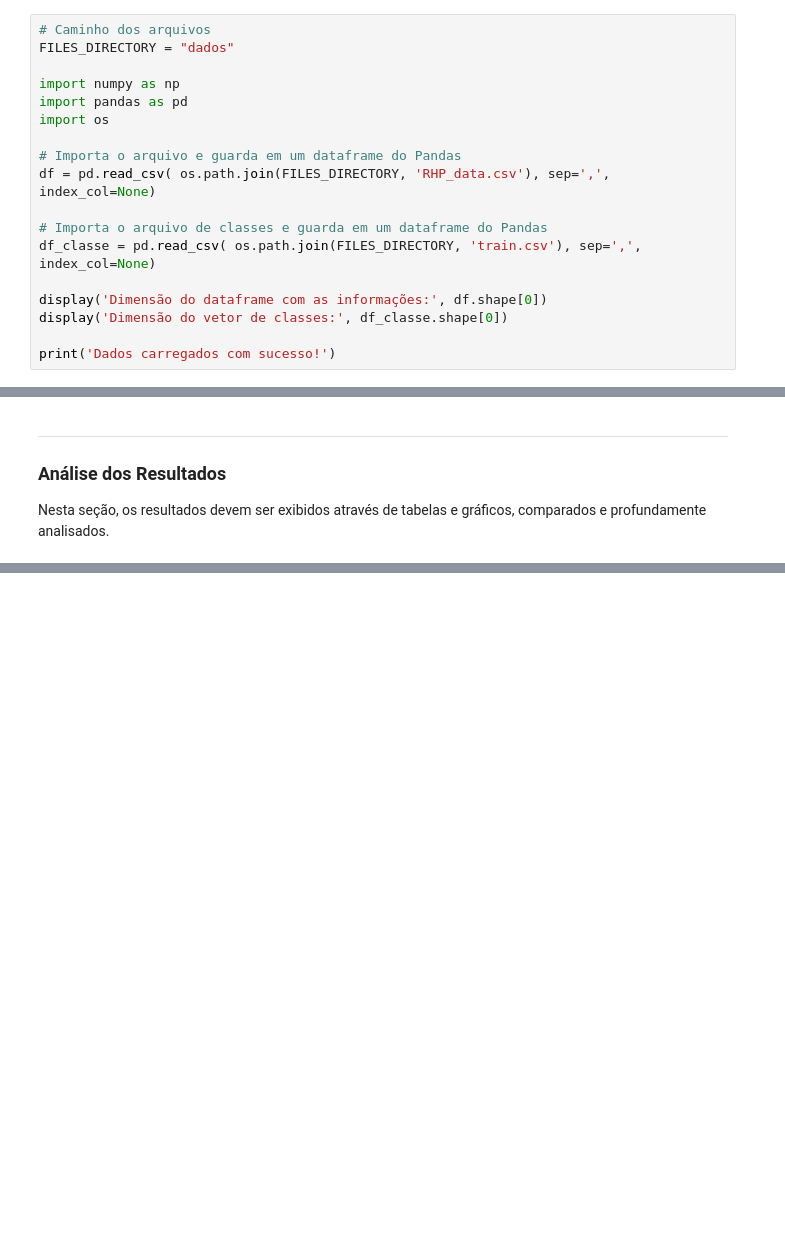
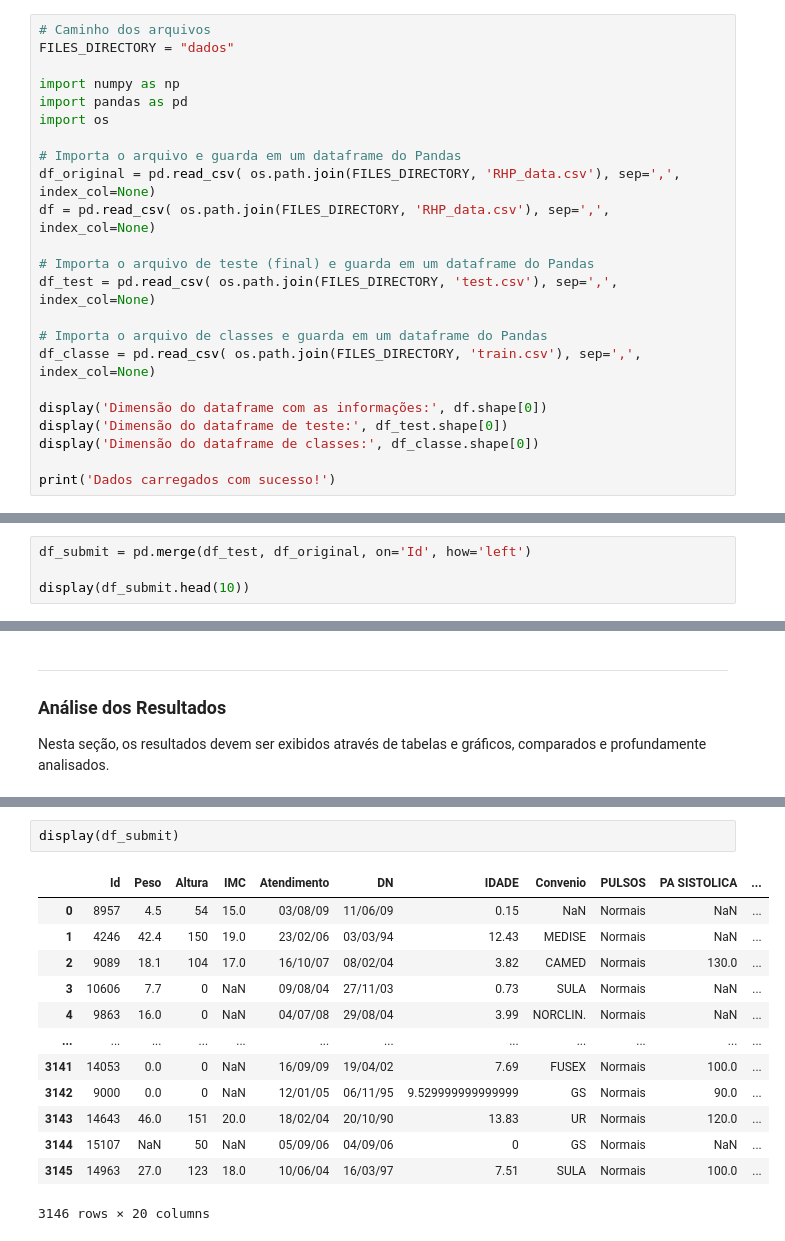
Before and after one commit to paulacaires/Projeto_AM, a Jupyter notebook: main.ipynb, the cells around one changed output, grey strips where cells are left out. Drawn from its saved outputs; the diff is of its cells as text; blank space fills up the shorter version.

```diff
--- a/main.ipynb
+++ b/main.ipynb
@@ -28,13 +28,18 @@ import pandas as pd
 import os
 
 # Importa o arquivo e guarda em um dataframe do Pandas
+df_original = pd.read_csv( os.path.join(FILES_DIRECTORY, 'RHP_data.csv'), sep=',', index_col=None)
 df = pd.read_csv( os.path.join(FILES_DIRECTORY, 'RHP_data.csv'), sep=',', index_col=None)
+
+# Importa o arquivo de teste (final) e guarda em um dataframe do Pandas
+df_test = pd.read_csv( os.path.join(FILES_DIRECTORY, 'test.csv'), sep=',', index_col=None)
 
 # Importa o arquivo de classes e guarda em um dataframe do Pandas
 df_classe = pd.read_csv( os.path.join(FILES_DIRECTORY, 'train.csv'), sep=',', index_col=None)
 
 display('Dimensão do dataframe com as informações:', df.shape[0])
-display('Dimensão do vetor de classes:', df_classe.shape[0])
+display('Dimensão do dataframe de teste:', df_test.shape[0])
+display('Dimensão do dataframe de classes:', df_classe.shape[0])
 
 print('Dados carregados com sucesso!')
 # %% [output]
@@ -1015,3 +1036,7 @@ Nesta seção, o experimento deve ser conduzido, utilizando os protocolos experi
 Y = df['CLASSE']
 # Dropar a classe (se não, treina com a classe)
 df = df.drop(['CLASSE'], axis=1)
+# %%
+df_submit = pd.merge(df_test, df_original, on='Id', how='left')
+
+display(df_submit.head(10))
@@ -1244,0 +1380,16 @@ Retrain the chosen model on the entire dataset (excluding the test set) to lever
+# %%
+display(df_submit)
+# %% [output]
+|  | Id | Peso | Altura | IMC | Atendimento | DN | IDADE | Convenio | PULSOS | PA SISTOLICA | ... |
+| 0 | 8957 | 4.5 | 54 | 15.0 | 03/08/09 | 11/06/09 | 0.15 | NaN | Normais | NaN | ... |
+| 1 | 4246 | 42.4 | 150 | 19.0 | 23/02/06 | 03/03/94 | 12.43 | MEDISE | Normais | NaN | ... |
+| 2 | 9089 | 18.1 | 104 | 17.0 | 16/10/07 | 08/02/04 | 3.82 | CAMED | Normais | 130.0 | ... |
+| 3 | 10606 | 7.7 | 0 | NaN | 09/08/04 | 27/11/03 | 0.73 | SULA | Normais | NaN | ... |
+| 4 | 9863 | 16.0 | 0 | NaN | 04/07/08 | 29/08/04 | 3.99 | NORCLIN. | Normais | NaN | ... |
+| ... | ... | ... | ... | ... | ... | ... | ... | ... | ... | ... | ... |
+| 3141 | 14053 | 0.0 | 0 | NaN | 16/09/09 | 19/04/02 | 7.69 | FUSEX | Normais | 100.0 | ... |
+| 3142 | 9000 | 0.0 | 0 | NaN | 12/01/05 | 06/11/95 | 9.529999999999999 | GS | Normais | 90.0 | ... |
+| 3143 | 14643 | 46.0 | 151 | 20.0 | 18/02/04 | 20/10/90 | 13.83 | UR | Normais | 120.0 | ... |
+| 3144 | 15107 | NaN | 50 | NaN | 05/09/06 | 04/09/06 | 0 | GS | Normais | NaN | ... |
+| 3145 | 14963 | 27.0 | 123 | 18.0 | 10/06/04 | 16/03/97 | 7.51 | SULA | Normais | 100.0 | ... |
+3146 rows × 20 columns
```
Also changed, not shown: parts of 19 cells of this notebook, 2 other files.
